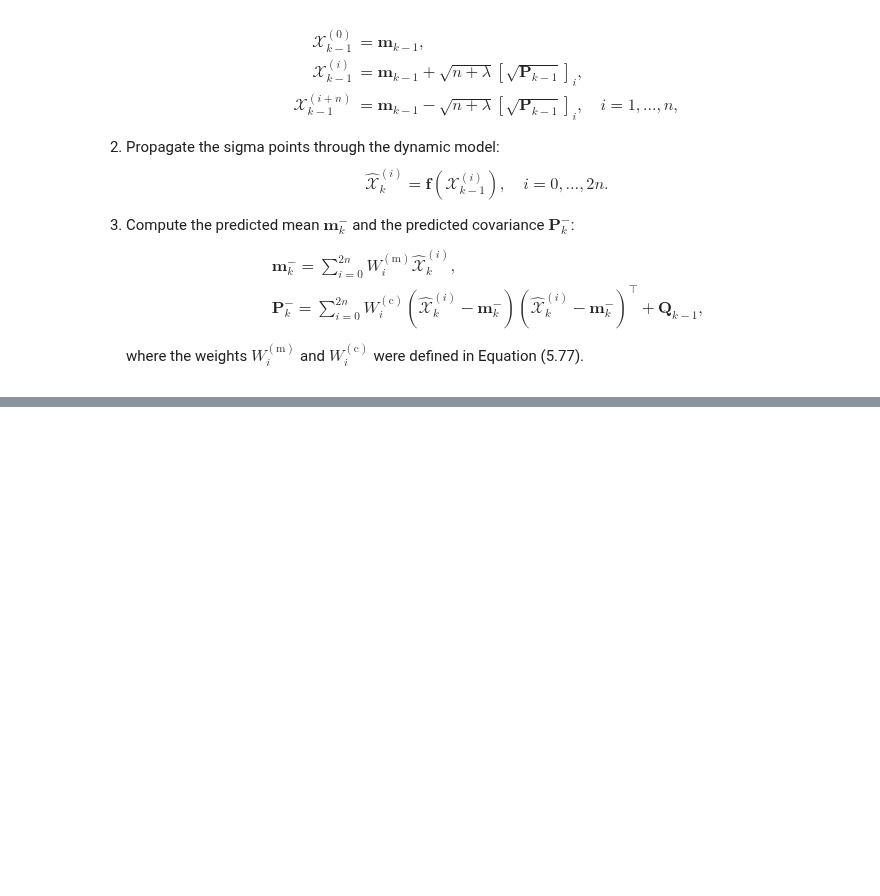
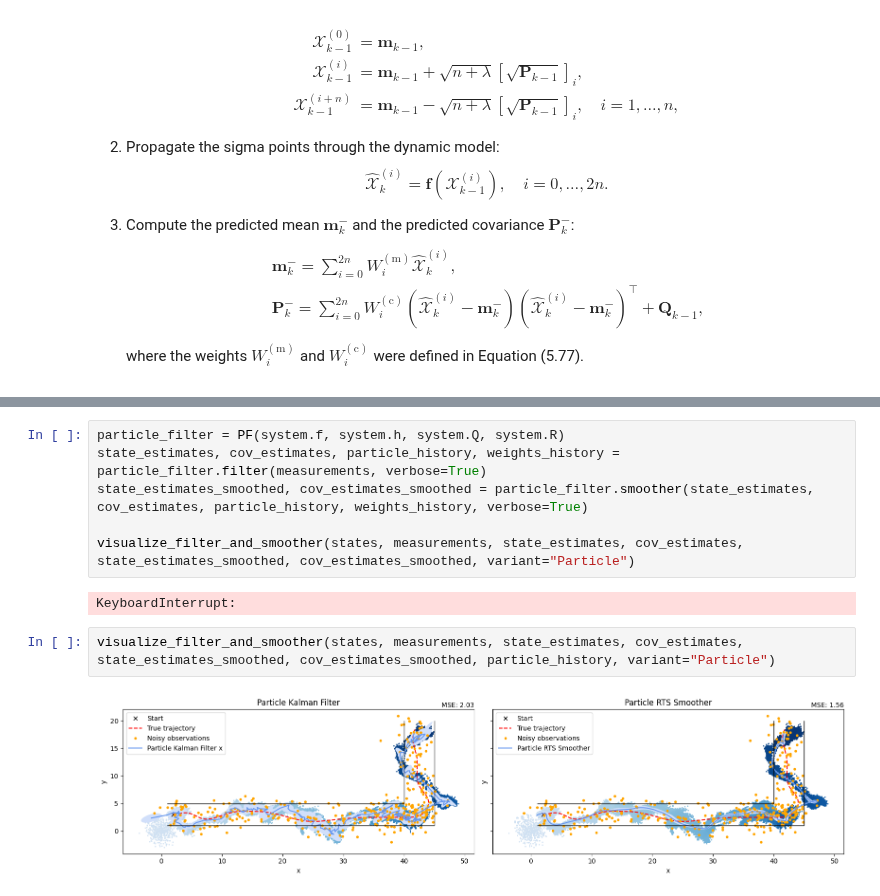
Before and after one commit to AndersGMadsen/bayesian-state-space-models, a Jupyter notebook: Bayesian_filtering_and_smoothing.ipynb, the cells around one changed output, grey strips where cells are left out. Cells and saved outputs as stored; diff of their text form; blank space fills up the shorter version.

```diff
--- a/Bayesian_filtering_and_smoothing.ipynb
+++ b/Bayesian_filtering_and_smoothing.ipynb
@@ -252,0 +306,12 @@ show_filter_animation(unscented_kalman_animation, unscented_kalman_animation_pat
+# %%
+particle_filter = PF(system.f, system.h, system.Q, system.R)
+state_estimates, cov_estimates, particle_history, weights_history = particle_filter.filter(measurements, verbose=True)
+state_estimates_smoothed, cov_estimates_smoothed = particle_filter.smoother(state_estimates, cov_estimates, particle_history, weights_history, verbose=True)
+
+visualize_filter_and_smoother(states, measurements, state_estimates, cov_estimates, state_estimates_smoothed, cov_estimates_smoothed, variant="Particle")
+# %% [output]
+KeyboardInterrupt:
+# %%
+visualize_filter_and_smoother(states, measurements, state_estimates, cov_estimates, state_estimates_smoothed, cov_estimates_smoothed, particle_history, variant="Particle")
+# %% [output]
+[figure, added]
```
Also changed, not shown: parts of 15 cells of this notebook, 1 other file.
